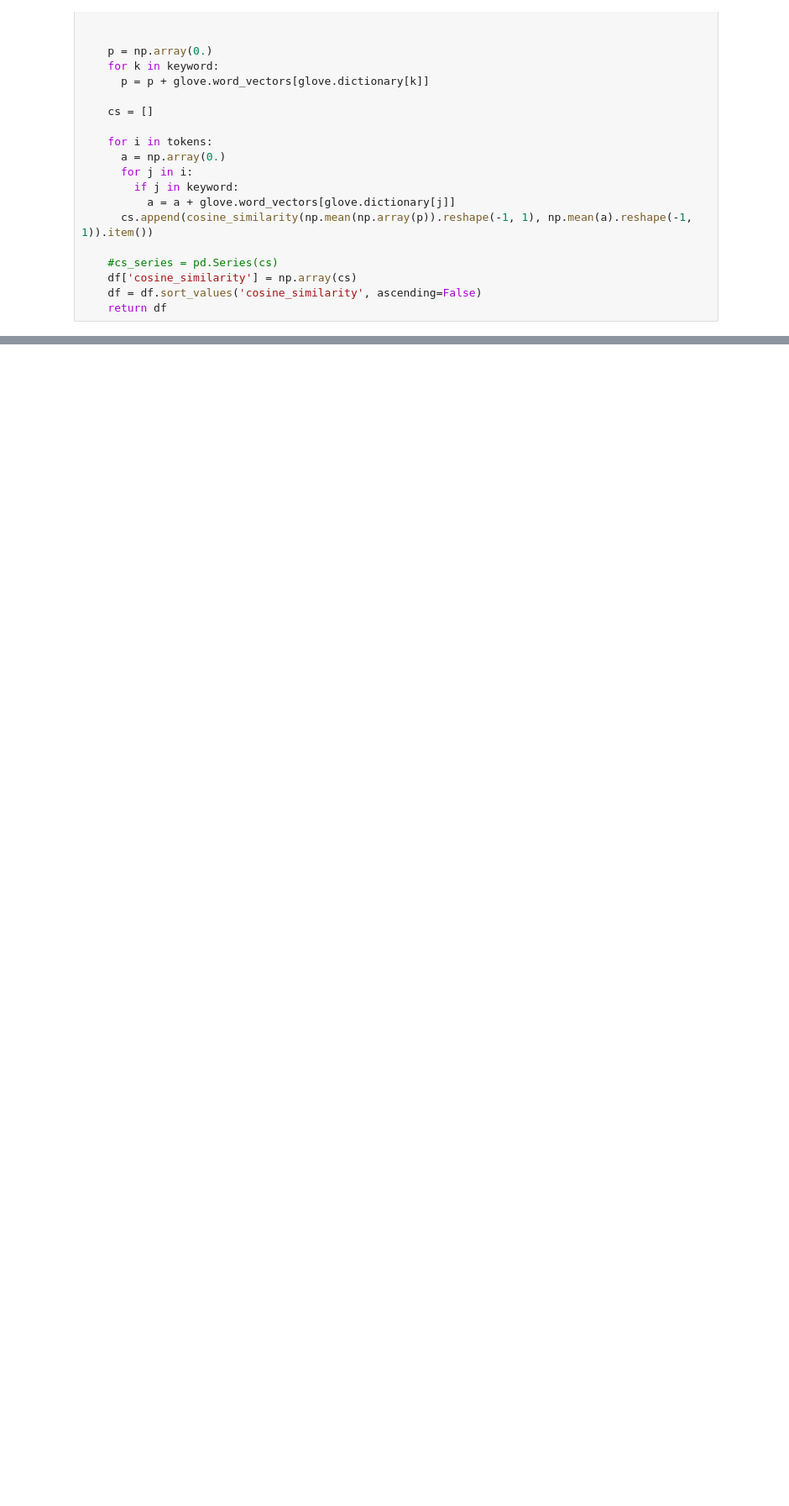
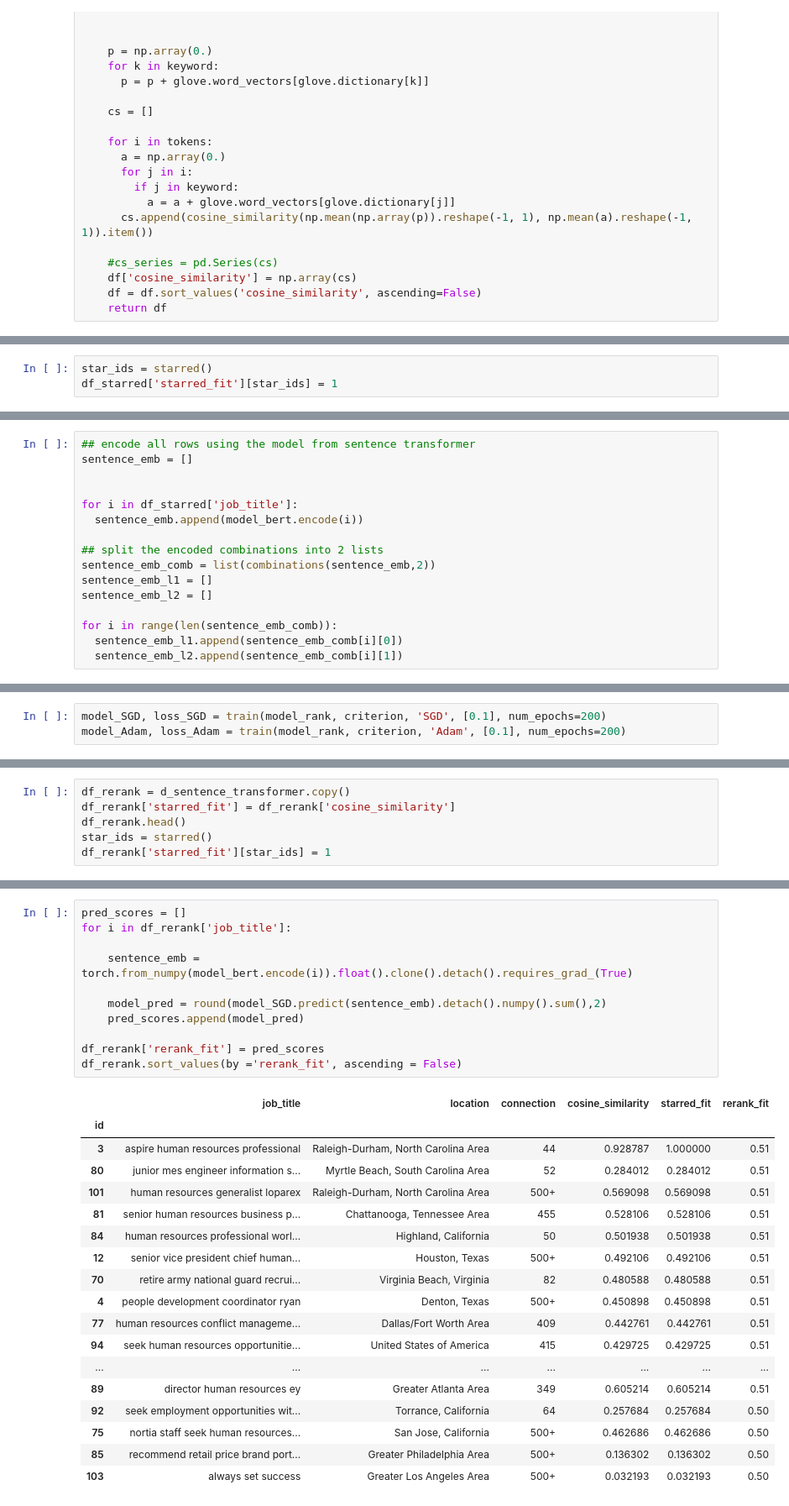
Before and after one commit to cchristoforou97/Potential-Talents--Ranking-Candidates-, a Jupyter notebook: Potential_Talents.ipynb, the cells around one changed output, grey strips where cells are left out. Shown at 84% size. Drawn from its saved outputs; the diff is of its cells as text; blank space fills up the shorter version.

```diff
--- a/Potential_Talents.ipynb
+++ b/Potential_Talents.ipynb
@@ -495,0 +515,3 @@ TF-IDF does not take into account the semantic meaning or context of the words w
+# %%
+star_ids = starred()
+df_starred['starred_fit'][star_ids] = 1
@@ -495,0 +641,16 @@ TF-IDF does not take into account the semantic meaning or context of the words w
+# %%
+## encode all rows using the model from sentence transformer
+sentence_emb = []
+
+
+for i in df_starred['job_title']:
+  sentence_emb.append(model_bert.encode(i))
+
+## split the encoded combinations into 2 lists
+sentence_emb_comb = list(combinations(sentence_emb,2))
+sentence_emb_l1 = []
+sentence_emb_l2 = []
+
+for i in range(len(sentence_emb_comb)):
+  sentence_emb_l1.append(sentence_emb_comb[i][0])
+  sentence_emb_l2.append(sentence_emb_comb[i][1])
@@ -495,0 +690,3 @@ TF-IDF does not take into account the semantic meaning or context of the words w
+# %%
+model_SGD, loss_SGD = train(model_rank, criterion, 'SGD', [0.1], num_epochs=200)
+model_Adam, loss_Adam = train(model_rank, criterion, 'Adam', [0.1], num_epochs=200)
@@ -495,0 +707,6 @@ TF-IDF does not take into account the semantic meaning or context of the words w
+# %%
+df_rerank = d_sentence_transformer.copy()
+df_rerank['starred_fit'] = df_rerank['cosine_similarity']
+df_rerank.head()
+star_ids = starred()
+df_rerank['starred_fit'][star_ids] = 1
@@ -495,0 +721,30 @@ TF-IDF does not take into account the semantic meaning or context of the words w
+# %%
+pred_scores = []
+for i in df_rerank['job_title']:
+
+    sentence_emb = torch.from_numpy(model_bert.encode(i)).float().clone().detach().requires_grad_(True)
+
+    model_pred = round(model_SGD.predict(sentence_emb).detach().numpy().sum(),2)
+    pred_scores.append(model_pred)
+
+df_rerank['rerank_fit'] = pred_scores
+df_rerank.sort_values(by ='rerank_fit', ascending = False)
+# %% [output]
+|  | job_title | location | connection | cosine_similarity | starred_fit | rerank_fit |
+| id |  |  |  |  |  |  |
+| 3 | aspire human resources professional | Raleigh-Durham, North Carolina Area | 44 | 0.928787 | 1.000000 | 0.51 |
+| 80 | junior mes engineer information s... | Myrtle Beach, South Carolina Area | 52 | 0.284012 | 0.284012 | 0.51 |
+| 101 | human resources generalist loparex | Raleigh-Durham, North Carolina Area | 500+ | 0.569098 | 0.569098 | 0.51 |
+| 81 | senior human resources business p... | Chattanooga, Tennessee Area | 455 | 0.528106 | 0.528106 | 0.51 |
+| 84 | human resources professional worl... | Highland, California | 50 | 0.501938 | 0.501938 | 0.51 |
+| 12 | senior vice president chief human... | Houston, Texas | 500+ | 0.492106 | 0.492106 | 0.51 |
+| 70 | retire army national guard recrui... | Virginia Beach, Virginia | 82 | 0.480588 | 0.480588 | 0.51 |
+| 4 | people development coordinator ryan | Denton, Texas | 500+ | 0.450898 | 0.450898 | 0.51 |
+| 77 | human resources conflict manageme... | Dallas/Fort Worth Area | 409 | 0.442761 | 0.442761 | 0.51 |
+| 94 | seek human resources opportunitie... | United States of America | 415 | 0.429725 | 0.429725 | 0.51 |
+| ... | ... | ... | ... | ... | ... | ... |
+| 89 | director human resources ey | Greater Atlanta Area | 349 | 0.605214 | 0.605214 | 0.51 |
+| 92 | seek employment opportunities wit... | Torrance, California | 64 | 0.257684 | 0.257684 | 0.50 |
+| 75 | nortia staff seek human resources... | San Jose, California | 500+ | 0.462686 | 0.462686 | 0.50 |
+| 85 | recommend retail price brand port... | Greater Philadelphia Area | 500+ | 0.136302 | 0.136302 | 0.50 |
+| 103 | always set success | Greater Los Angeles Area | 500+ | 0.032193 | 0.032193 | 0.50 |
```
Also changed, not shown: parts of 52 cells of this notebook, 1 other file.
